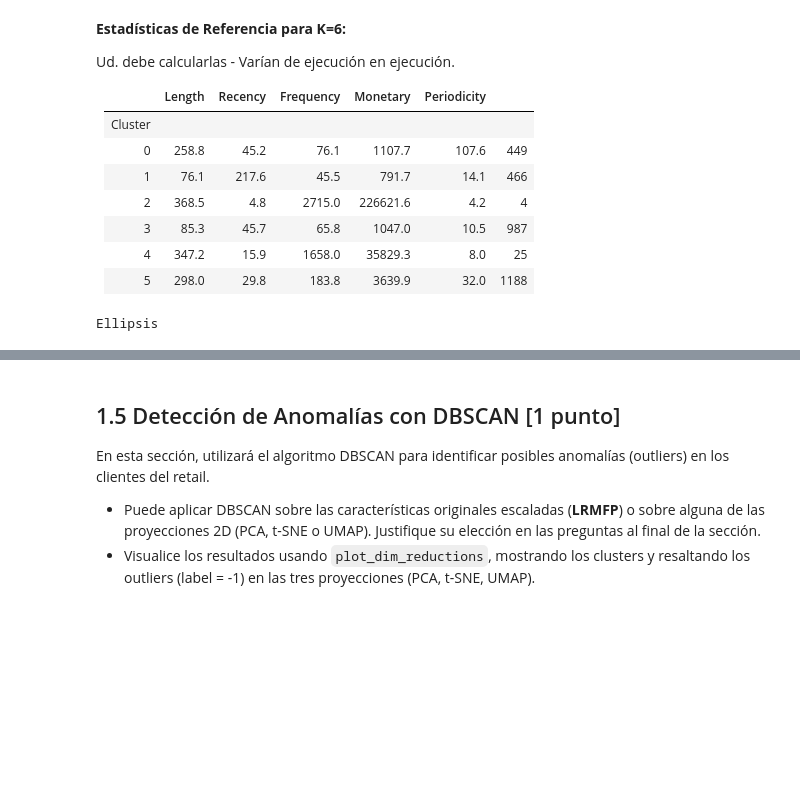
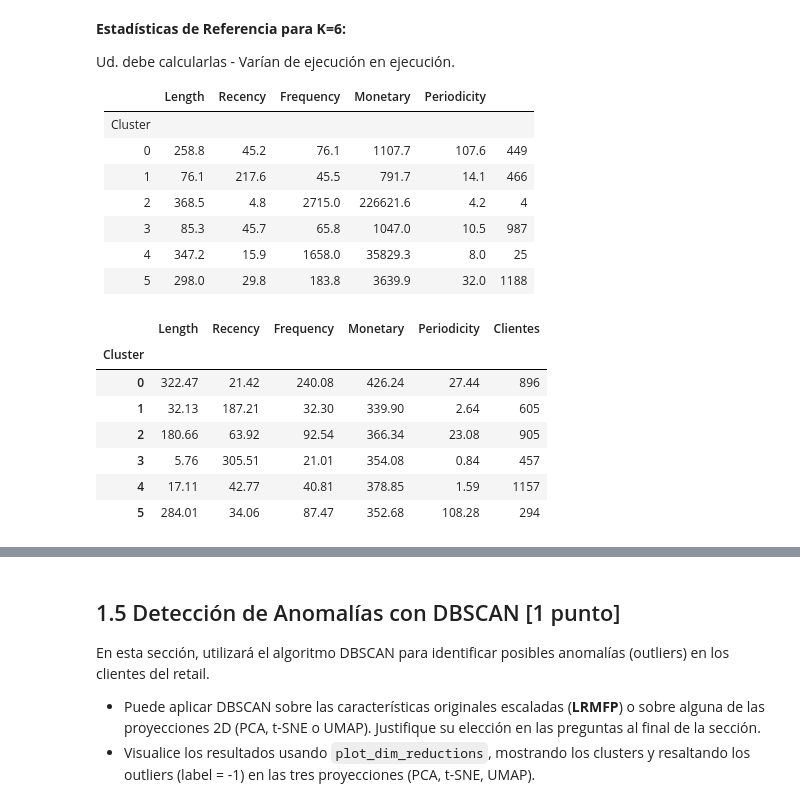
Before and after one commit to matisweet/MDS7202, a Jupyter notebook: labs/lab5/Lab5_enunciado.ipynb, the cells around one changed output, grey strips where cells are left out. Drawn from its saved outputs; the diff is of its cells as text; code cells hidden in the pictures; blank space fills up the shorter version.

```diff
--- a/labs/lab5/Lab5_enunciado.ipynb
+++ b/labs/lab5/Lab5_enunciado.ipynb
@@ -701,11 +701,48 @@ Ud. debe calcularlas - Varían de ejecución en ejecución.
 |    3    |    85.3 |      45.7 |     65.8 |      1047.0 |  10.5 |   987 |
 |    4    |   347.2 |      15.9 |   1658.0 |     35829.3 |   8.0 |    25 |
 |    5    |   298.0 |      29.8 |    183.8 |      3639.9 |  32.0 |  1188 |
-# %%
-# Aquí calcule K-Means
-...
-# %% [output]
-Ellipsis
+# %%
+# Aquí calcule K-Means
+k_selected = 6
+
+pipeline_kmeans = Pipeline(
+    [
+        ("features", FunctionTransformer(custom_features)),
+        ("scaling", ColumnTransformer([("minmax", MinMax(), FEATURE_COLS)])),
+        ("kmeans", KMeans(n_clusters=k_selected, random_state=SEED, n_init=10)),
+    ]
+)
+
+pipeline_kmeans.fit(df_retail)
+
+kmeans_labels = pipeline_kmeans.named_steps["kmeans"].labels_
+
+features_clustered = features_df.copy()
+features_clustered["Cluster"] = kmeans_labels
+
+cluster_summary = (
+    features_clustered.groupby("Cluster")
+    .agg(
+        Length=("Length", "mean"),
+        Recency=("Recency", "mean"),
+        Frequency=("Frequency", "mean"),
+        Monetary=("Monetary", "mean"),
+        Periodicity=("Periodicity", "mean"),
+        Clientes=("Cluster", "count"),
+    )
+    .round(2)
+)
+
+cluster_summary
+# %% [output]
+|  | Length | Recency | Frequency | Monetary | Periodicity | Clientes |
+| Cluster |  |  |  |  |  |  |
+| 0 | 322.47 | 21.42 | 240.08 | 426.24 | 27.44 | 896 |
+| 1 | 32.13 | 187.21 | 32.30 | 339.90 | 2.64 | 605 |
+| 2 | 180.66 | 63.92 | 92.54 | 366.34 | 23.08 | 905 |
+| 3 | 5.76 | 305.51 | 21.01 | 354.08 | 0.84 | 457 |
+| 4 | 17.11 | 42.77 | 40.81 | 378.85 | 1.59 | 1157 |
+| 5 | 284.01 | 34.06 | 87.47 | 352.68 | 108.28 | 294 |
 # %%
 # Utilice la siguiente función para graficar k-means. kmeans_labels = clusters obtenidos por k-means.
 plot_dim_reductions(pca_proj, tsne_proj, umap_proj, name="KMeans K=6", colors=kmeans_labels)
```
Also changed, not shown: parts of 11 cells of this notebook.
